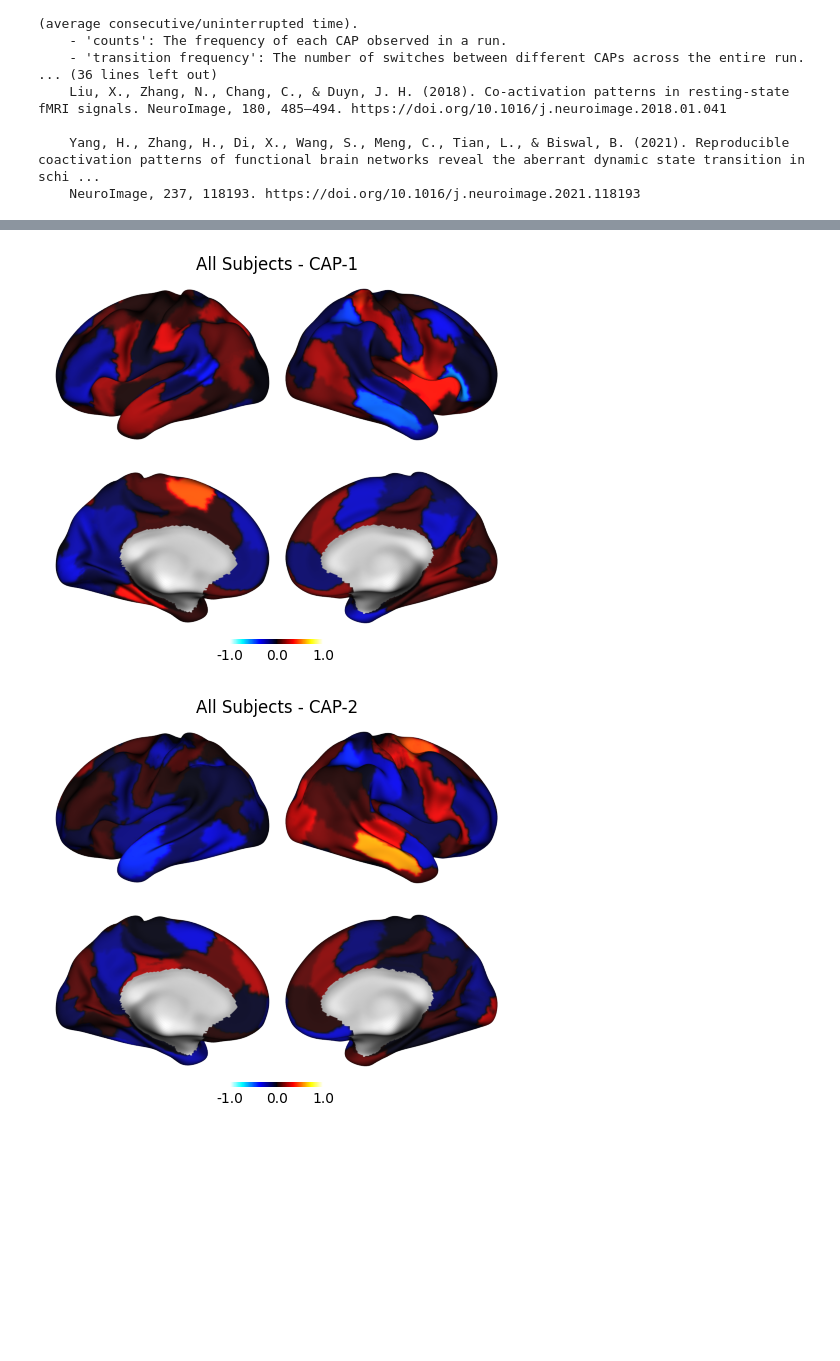
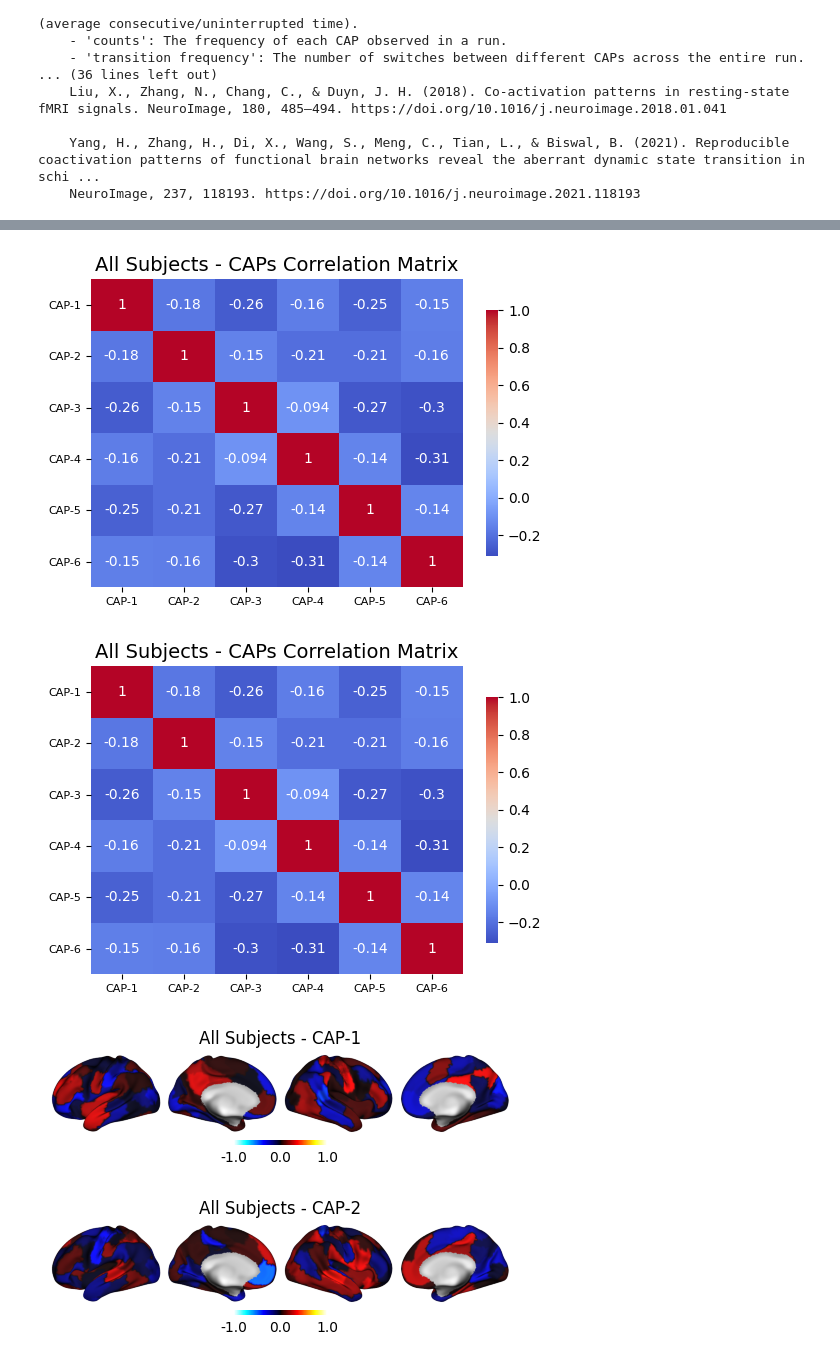
Before and after one commit to donishadsmith/neurocaps, a Jupyter notebook: demo.ipynb, the cells around one changed output, grey strips where cells are left out. Cells and saved outputs as stored; diff of their text form; code cells hidden in the pictures; blank space fills up the shorter version.

Commit message:
add ability to customize surface plots and use "inflated" or "veryinflated" surface, upgrade version and docstrings
Update README.md

```diff
--- a/demo.ipynb
+++ b/demo.ipynb
@@ -355,8 +356,19 @@ cap_analysis.caps2corr(annot=True)
+# %%
+#cap_analysis.caps2corr(annot=True, output_dir=output_dir)
+cap_analysis.caps2corr(annot=True ,figsize=(6,4))
+
+import seaborn as sns
+palette = sns.diverging_palette(260, 10, s=80, l=55, n=256, as_cmap=True)
+cap_analysis.caps2corr(annot=True ,figsize=(6,4))
+# %% [output]
+[figure, added]
+[figure, added]
 # %%
 # If you experience coverage issues, usually smoothing helps to mitigate these issues
-#cap_analysis.caps2surf(fwhm=1, output_dir=output_dir,, save_stat_map=True)
 
-cap_analysis.caps2surf(fwhm=2)
+#cap_analysis.caps2surf(fwhm=1, output_dir=output_dir,save_stat_map=True)
+
+cap_analysis.caps2surf(fwhm=2, cmap="cold_hot", layout="row",  size=(500, 100), cbar_location="bottom")
 # %% [output]
-[figure, old version]
+[figure, new version]
-[figure, old version]
+[figure, new version]
```
Also changed, not shown: parts of 24 cells of this notebook, 4 other files.
